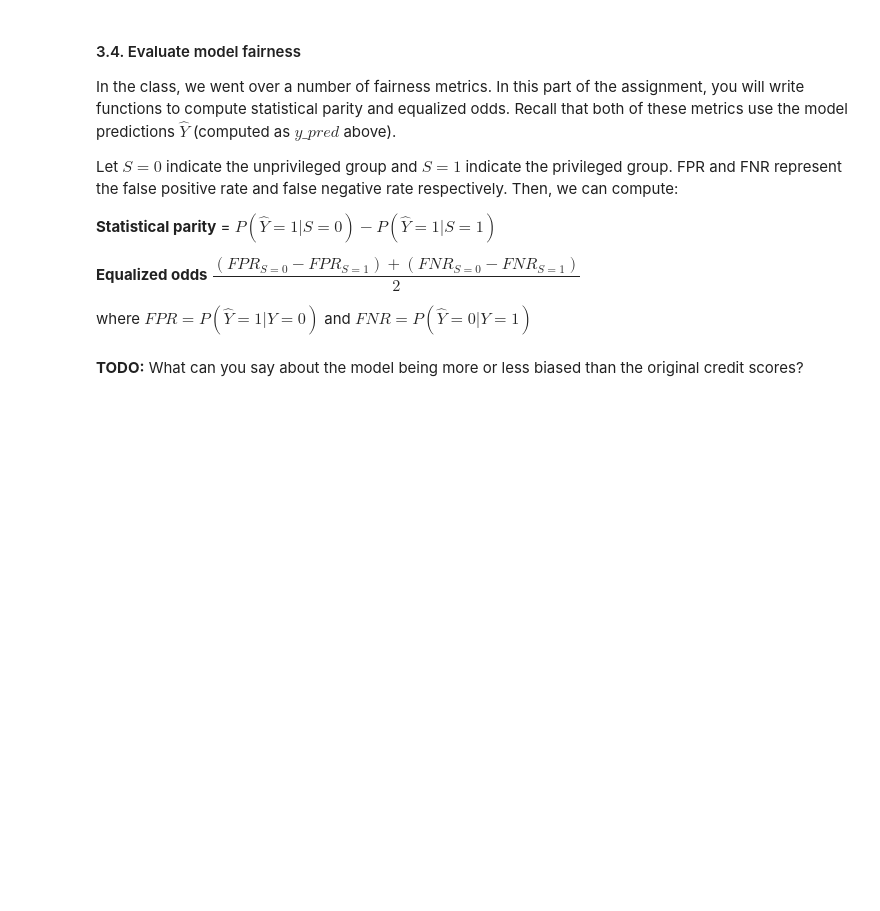
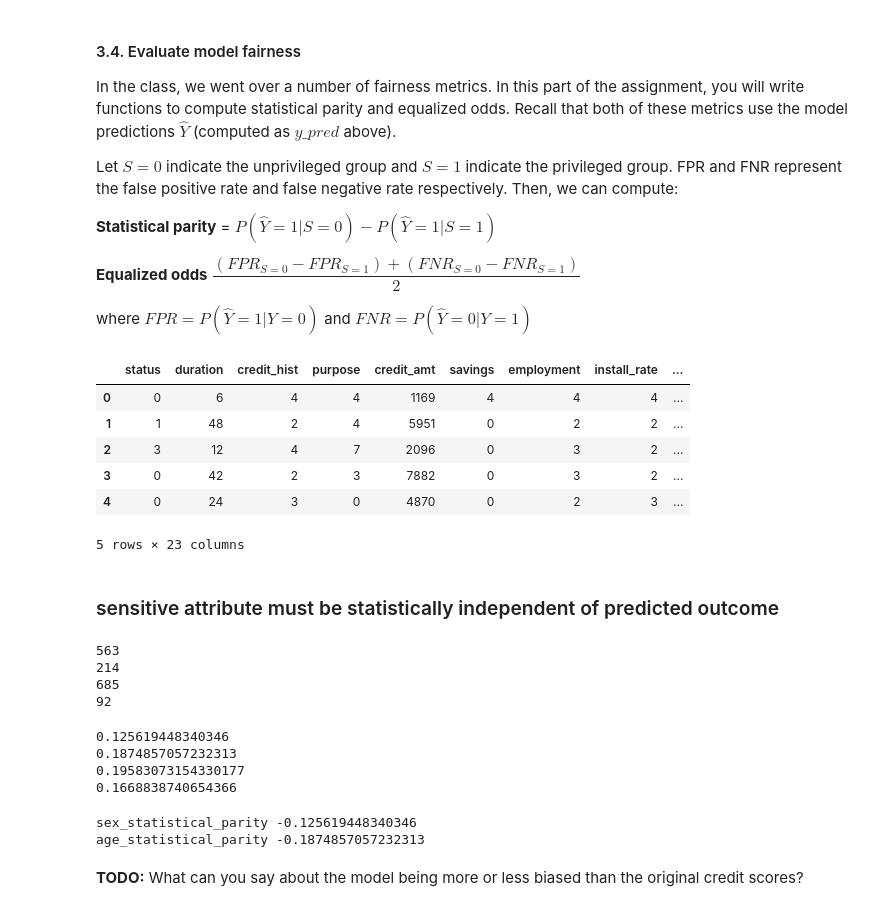
Before and after one commit to YHWOO13/PURDUE-2024-SPRING, a Jupyter notebook: CNIT581_RDM/Assignment2/YHWOO_assignment-2.ipynb, the cells around one changed output. Saved outputs shown, nothing was run; the diff lists cells and outputs as text; code cells hidden in the pictures; blank space fills up the shorter version.

```diff
--- a/CNIT581_RDM/Assignment2/YHWOO_assignment-2.ipynb
+++ b/CNIT581_RDM/Assignment2/YHWOO_assignment-2.ipynb
@@ -95,5 +273,5 @@ In this part, we will set up our machine learning model and fit the model using
 # %%
-model = LogisticRegression(C=0.5, penalty="l1", solver='liblinear')
+model = LogisticRegression(C=1000, penalty="l1", solver='liblinear')
 
 # Fit the model using the training data
 model = model.fit(x_train, y_train, sample_weight=None)
@@ -123,3 +306,16 @@ Let $S=0$ indicate the unprivileged group and $S=1$ indicate the privileged grou
 **Equalized odds** $\dfrac{(FPR_{S=0} - FPR_{S=1}) + (FNR_{S=0} - FNR_{S=1})}{2}$
 
 where $FPR = P(\hat{Y}=1 | Y=0)$ and $FNR = P(\hat{Y}=0 | Y=1)$
+# %%
+data_df.insert(22, "y_pred", y_pred)
+data_df.head(5)
+# %% [output]
+|  | status | duration | credit_hist | purpose | credit_amt | savings | employment | install_rate | ... |
+| 0 | 0 | 6 | 4 | 4 | 1169 | 4 | 4 | 4 | ... |
+| 1 | 1 | 48 | 2 | 4 | 5951 | 0 | 2 | 2 | ... |
+| 2 | 3 | 12 | 4 | 7 | 2096 | 0 | 3 | 2 | ... |
+| 3 | 0 | 42 | 2 | 3 | 7882 | 0 | 3 | 2 | ... |
+| 4 | 0 | 24 | 3 | 0 | 4870 | 0 | 2 | 3 | ... |
+5 rows × 23 columns
+# %% [markdown]
+### sensitive attribute must be statistically independent of predicted outcome
@@ -126,11 +327,59 @@ where $FPR = P(\hat{Y}=1 | Y=0)$ and $FNR = P(\hat{Y}=0 | Y=1)$
+# %%
+sex_pred_p = len(data_df[(data_df['sex']==1) & (data_df['y_pred']==1)])
+print(sex_pred_p)
+sex_pred_unp = len(data_df[(data_df['sex']==0) & (data_df['y_pred']==1)])
+print(sex_pred_unp)
+
+age_pred_p = len(data_df[(data_df['age']==0) & (data_df['y_pred']==1)])
+print(age_pred_p)
+age_pred_unp = len(data_df[(data_df['age']==1) & (data_df['y_pred']==1)])
+print(age_pred_unp)
+# %% [output]
+563
+214
+685
+92
+# %%
+import fairlearn
+from fairlearn.metrics import demographic_parity_difference, equalized_odds_difference
+print(demographic_parity_difference(data_df['credit'],
+                                    y_pred,
+                                    sensitive_features=data_df['sex']))
+print(demographic_parity_difference(data_df['credit'],
+                                    y_pred,
+                                    sensitive_features=data_df['age']))
+
+print(equalized_odds_difference(y_train,
+                                    y_pred,
+                                    sensitive_features=data_df['sex']))
+print(equalized_odds_difference(y_train,
+                                    y_pred,
+                                    sensitive_features=data_df['age']))
+# %% [output]
+0.125619448340346
+0.1874857057232313
+0.19583073154330177
+0.1668838740654366
 # %%
 # Write function to compute statistical parity over model predictions with given sensitive attribute
+# statistical_parity =
+# Write function to compute equalized odds with given sensitive attribute
+# equalized_odds =
 
-# Write function to compute equalized odds with given sensitive attribute
 
 # Report statistical parity and equalized odds using "sex" as the sensitive attribute
+sex_statistical_parity = (sex_pred_unp / female_All) - (sex_pred_p / male_All)
+# sex_equalized_odds =
 
 # Report statistical parity and equalized odds using "age" as the sensitive attribute
+age_statistical_parity = (age_pred_unp / young_All) - (age_pred_p / old_All)
+# age_equalized_odds =
+
+print('sex_statistical_parity', sex_statistical_parity)
+print('age_statistical_parity', age_statistical_parity)
+# %% [output]
+sex_statistical_parity -0.125619448340346
+age_statistical_parity -0.1874857057232313
 # %% [markdown]
 **TODO:** What can you say about the model being more or less biased than the original credit scores?
 # %% [markdown]
```
Also changed, not shown: parts of 25 cells of this notebook.
